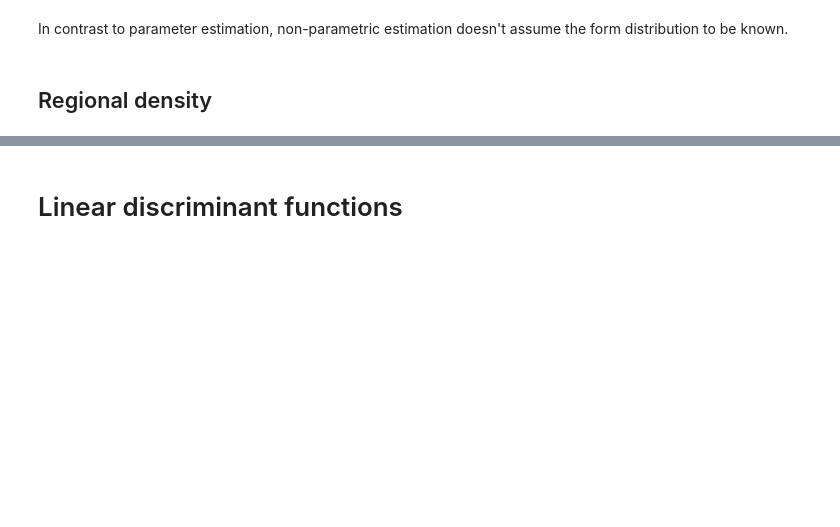
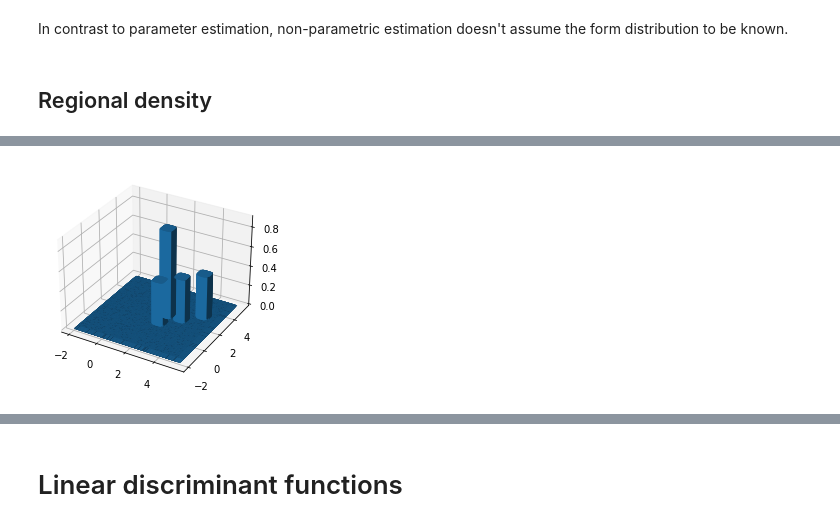
Before and after one commit to andreasnonslid/examPrepELE520, a Jupyter notebook: main.ipynb, the cells around one changed output, grey strips where cells are left out. Cells and saved outputs as stored; diff of their text form; code cells hidden in the pictures; blank space fills up the shorter version.

```diff
--- a/main.ipynb
+++ b/main.ipynb
@@ -225,0 +333,4 @@ In contrast to parameter estimation, non-parametric estimation doesn't assume th
+# %%
+barPlot3D(x,y,p[1],h_n[1])
+# %% [output]
+[figure, added]
```
Also changed, not shown: parts of 24 cells of this notebook.
